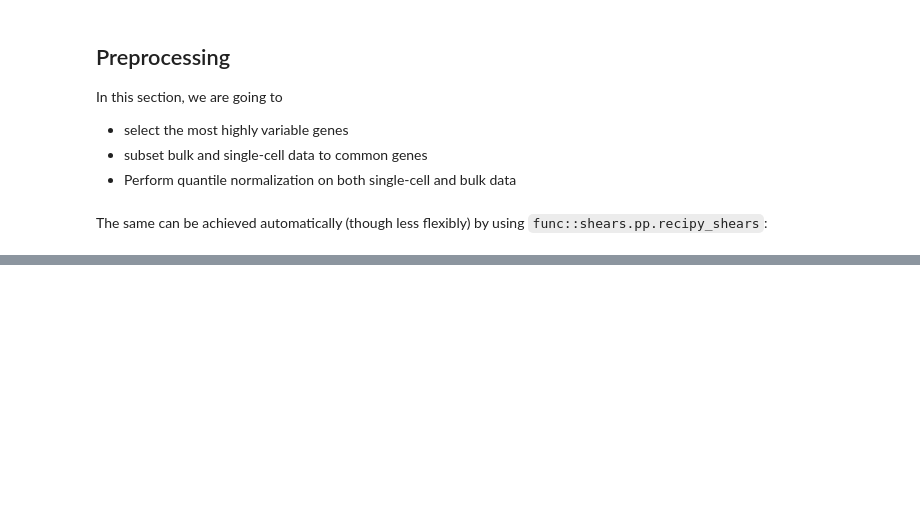
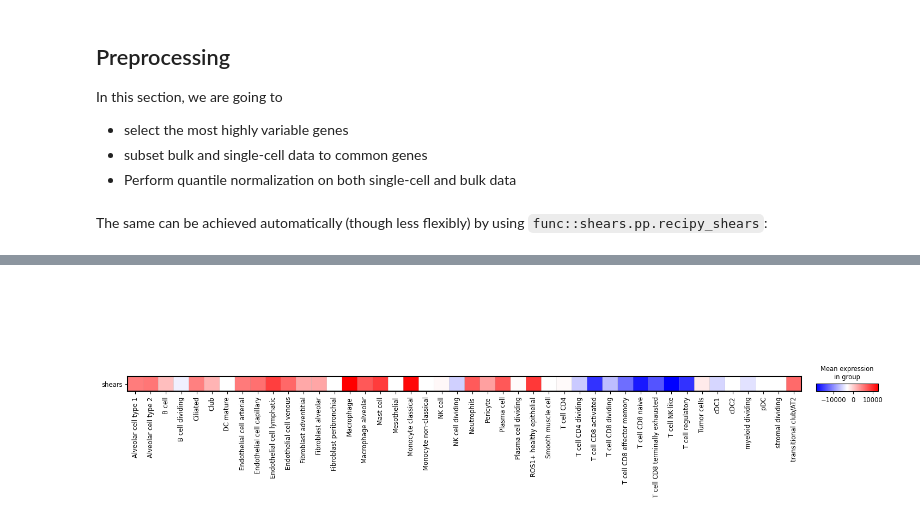
Before and after one commit to vjmarteau/shears, a Jupyter notebook: docs/notebooks/tutorial.ipynb, the cells around one changed output, grey strips where cells are left out. Cells and saved outputs as stored; diff of their text form; code cells hidden in the pictures; blank space fills up the shorter version.

```diff
--- a/docs/notebooks/tutorial.ipynb
+++ b/docs/notebooks/tutorial.ipynb
@@ -57,0 +121,4 @@ adata_sc, adata_tcga = sh.pp.recipe_shears(adata_sc_bk, adata_tcga_bk)
+# %%
+sc.pl.matrixplot(adata_sc, var_names="shears", groupby="cell_type", swap_axes=True, cmap="bwr")
+# %% [output]
+[figure, added]
```
Also changed, not shown: parts of 10 cells of this notebook, 3 other files.
